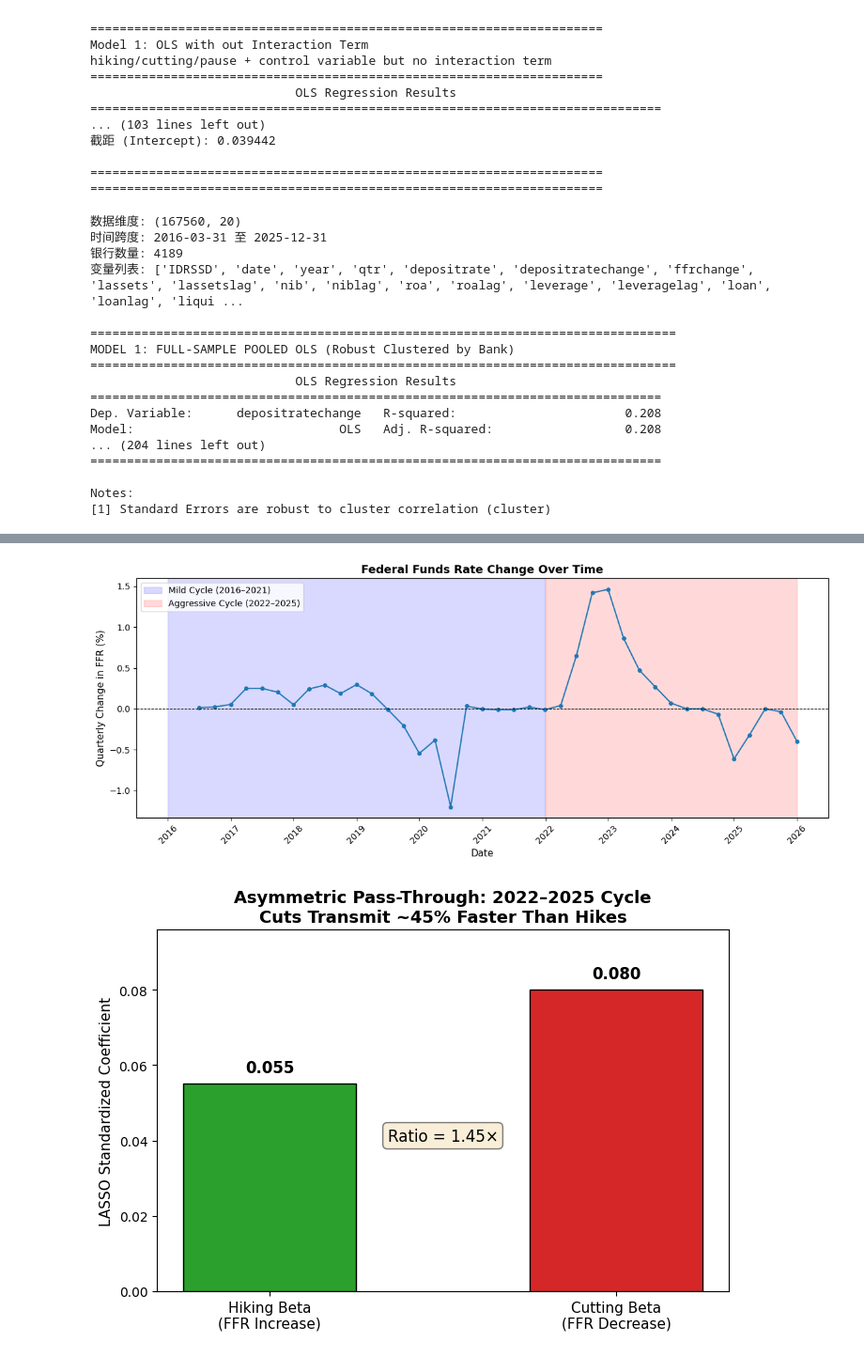
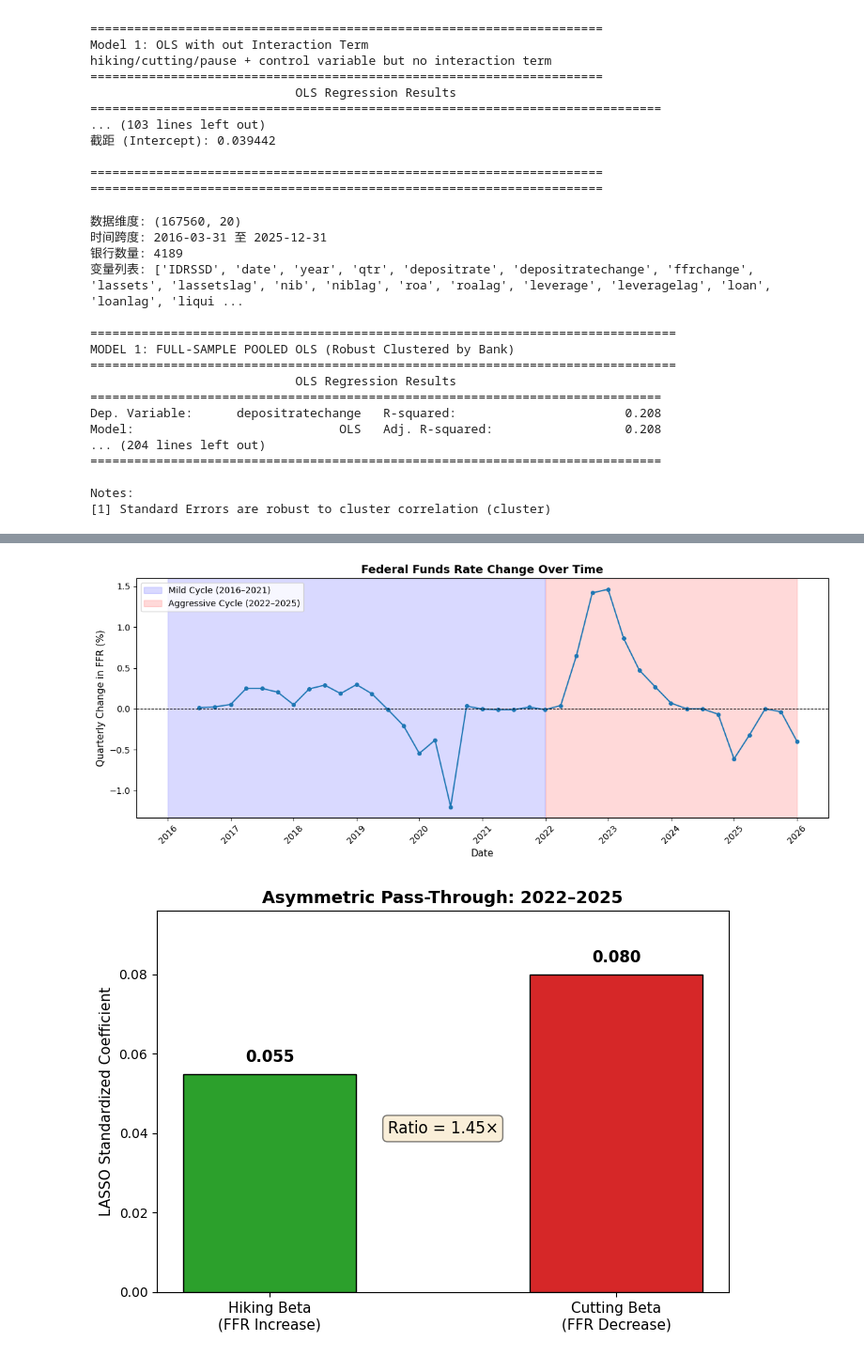
Before and after one commit to LindaN731/Investment-Memo-ffr-deposit, a Jupyter notebook: Deposit_beta_data_final.ipynb, the cells around one changed output, grey strips where cells are left out. Shown at 94% size. Saved outputs shown, nothing was run; the diff lists cells and outputs as text; code cells hidden in the pictures.

```diff
--- a/Deposit_beta_data_final.ipynb
+++ b/Deposit_beta_data_final.ipynb
@@ -594,7 +594,7 @@ print("\n" + "="*80)
 print("MODEL 2: SUB-SAMPLE SIMPLIFIED OLS (Robust) — Memo Table 1")
 print("="*80)
 
-simple_vars = ['hiking', 'cutting', 'pause'] + control_vars
+simple_vars = ['hiking', 'cutting'] + control_vars
 
 for name, mask in [("2016-2021", (df['_dt'] >= '2016') & (df['_dt'] <= '2021')),
                    ("2022-2025", df['_dt'] >= '2022')]:
@@ -625,7 +625,7 @@ formula_panel = """
 depositratechange ~
     ffrchange + lassetslag + niblag + roalag + leveragelag + loanlag + liquiditylag +
     ffrchange:lassetslag + ffrchange:niblag + ffrchange:roalag +
-    ffrchange:leveragelag + ffrchange:loanlag + ffrchange:liquiditylag
+    ffrchange:leveragelag + ffrchange:loanlag + ffrchange:liquiditylag + EntityEffects
 """
 
 model_panel = PanelOLS.from_formula(formula_panel, data=df_panel) \
@@ -702,11 +702,11 @@ ax1.text(1, 0.06, '+0.04%', ha='center', fontsize=11, fontweight='bold')
 ax1.set_ylabel('Rate Change (%)', fontsize=11)
 ax1.axhline(y=0, color='gray', linewidth=0.5)
 
-ax2.set_title('High Beta Bank (β ≈ 0.14)\n2022–2025 Aggressive Cycle', fontsize=12, fontweight='bold')
-ax2.bar(['Fed Hike', 'Your Raise'], [1.0, 0.14], color=['#d62728', '#2ca02c'], width=0.5, edgecolor='black')
+ax2.set_title('High Beta Bank (β ≈ 0.13)\n2022–2025 Aggressive Cycle', fontsize=12, fontweight='bold')
+ax2.bar(['Fed Hike', 'Your Raise'], [1.0, 0.13], color=['#d62728', '#2ca02c'], width=0.5, edgecolor='black')
 ax2.set_ylim(0, 1.3)
 ax2.text(0, 1.05, '+1.00%', ha='center', fontsize=11, fontweight='bold')
-ax2.text(1, 0.16, '+0.14%', ha='center', fontsize=11, fontweight='bold')
+ax2.text(1, 0.16, '+0.13%', ha='center', fontsize=11, fontweight='bold')
 ax2.set_ylabel('Rate Change (%)', fontsize=11)
 ax2.axhline(y=0, color='gray', linewidth=0.5)
 
@@ -744,7 +744,7 @@ bars = ax.bar(x_pos, [hiking_beta, cutting_beta], color=colors, width=0.5, edgec
 ax.set_xticks(x_pos)
 ax.set_xticklabels(['Hiking Beta\n(FFR Increase)', 'Cutting Beta\n(FFR Decrease)'], fontsize=11)
 ax.set_ylabel('LASSO Standardized Coefficient', fontsize=11)
-ax.set_title('Asymmetric Pass-Through: 2022–2025 Cycle\nCuts Transmit ~45% Faster Than Hikes', fontsize=13, fontweight='bold')
+ax.set_title('Asymmetric Pass-Through: 2022–2025', fontsize=13, fontweight='bold')
 
 for bar, val in zip(bars, [hiking_beta, cutting_beta]):
     height = bar.get_height()
@@ -817,34 +817,34 @@ ax.axhline(y=0, color='black', linewidth=0.8, linestyle='--')
 ax.axvline(x=0.0014, color='red', linestyle=':', alpha=0.7, label='Leverage eliminated')
 ax.axvline(x=0.005, color='orange', linestyle=':', alpha=0.7, label='Size eliminated')
 
 ax.legend(loc='upper right', fontsize=9)
 plt.tight_layout()
 plt.show()
 
 print("\n" + "="*80)
 print("所有模型和图表运行完毕。请检查各图输出，确认数字与 Memo 一致。")
 print("="*80)
 # %% [output]
 数据维度: (167560, 20)
 时间跨度: 2016-03-31 至 2025-12-31
 银行数量: 4189
 变量列表: ['IDRSSD', 'date', 'year', 'qtr', 'depositrate', 'depositratechange', 'ffrchange', 'lassets', 'lassetslag', 'nib', 'niblag', 'roa', 'roalag', 'leverage', 'leveragelag', 'loan', 'loanlag', 'liqui ...
 
 ================================================================================
 MODEL 1: FULL-SAMPLE POOLED OLS (Robust Clustered by Bank)
 ================================================================================
                             OLS Regression Results
 ==============================================================================
 Dep. Variable:      depositratechange   R-squared:                       0.208
 Model:                            OLS   Adj. R-squared:                  0.208
 ... (204 lines left out)
 ==============================================================================
 
 Notes:
 [1] Standard Errors are robust to cluster correlation (cluster)
 [figure]
 [figure]
-[figure, old version]
+[figure, new version]
 [figure]
 [figure]
 ================================================================================
```
